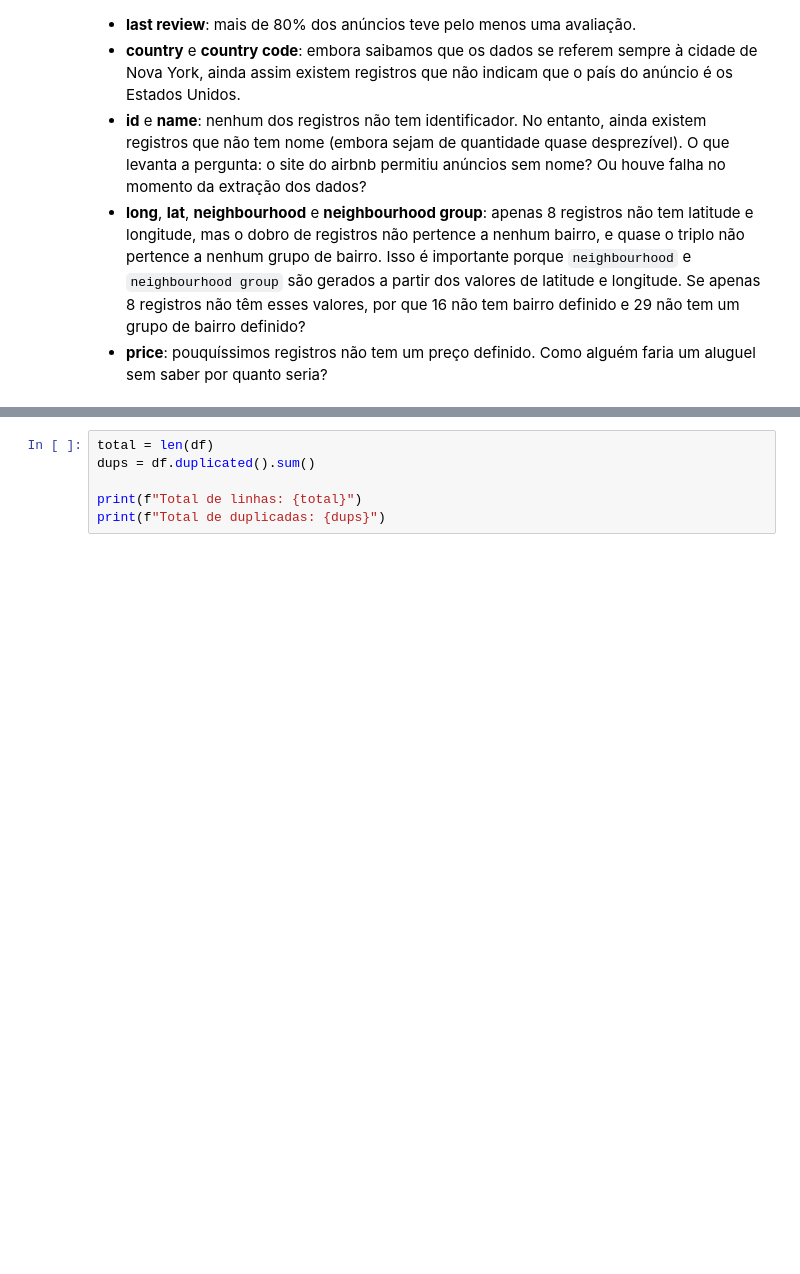
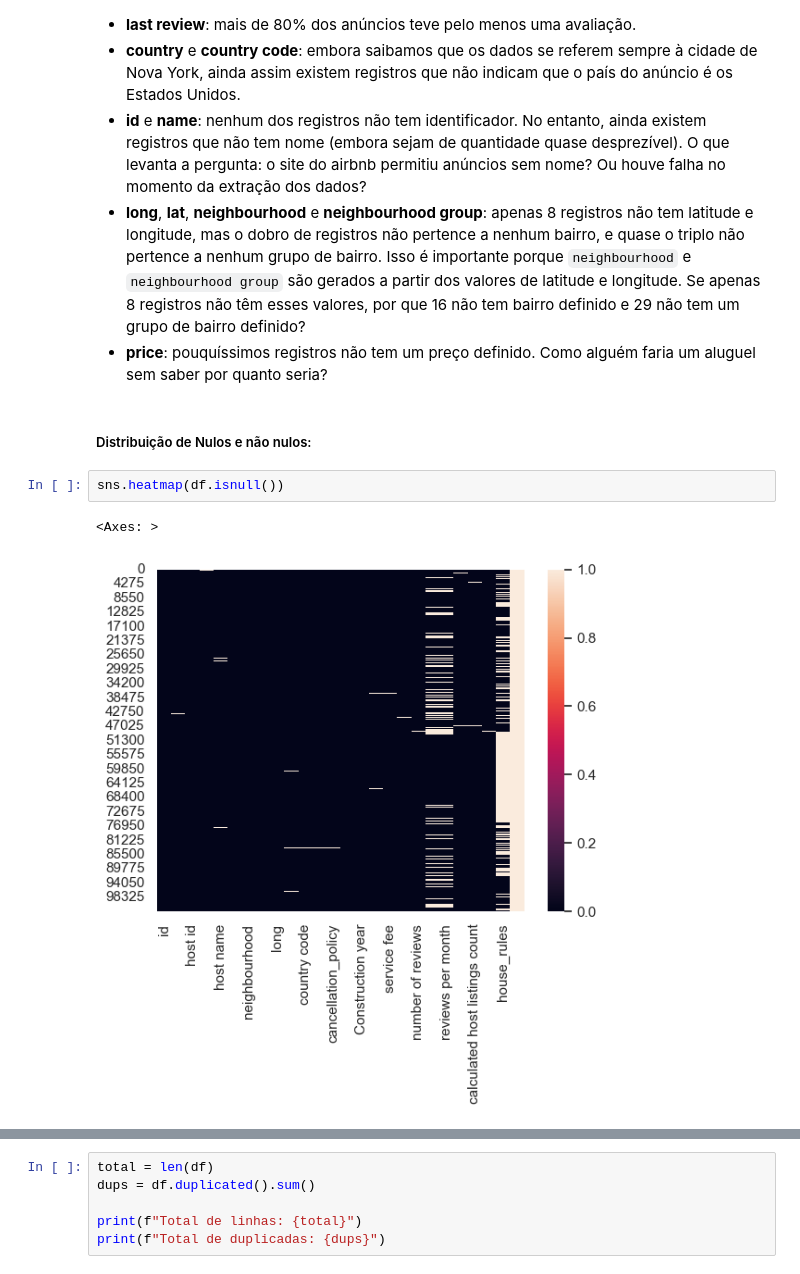
Before and after one commit to lucasqueiroz23/airbnb-data-analysis, a Jupyter notebook: data_layer/raw/analytics.ipynb, the cells around one changed output, grey strips where cells are left out. Drawn from its saved outputs; the diff is of its cells as text; blank space fills up the shorter version.

```diff
--- a/data_layer/raw/analytics.ipynb
+++ b/data_layer/raw/analytics.ipynb
@@ -204,4 +198,11 @@ Observemos algumas colunas com dados interessantes:
 - **id** e **name**: nenhum dos registros não tem identificador. No entanto, ainda existem registros que não tem nome (embora sejam de quantidade quase desprezível). O que levanta a pergunta: o site do airbnb permitiu anúncios sem nome? Ou houve falha no momento da extração dos dados?
 - **long**, **lat**, **neighbourhood** e **neighbourhood group**: apenas 8 registros não tem latitude e longitude, mas o dobro de registros não pertence a nenhum bairro, e quase o triplo não pertence a nenhum grupo de bairro. Isso é importante porque `neighbourhood` e `neighbourhood group` são gerados a partir dos valores de latitude e longitude. Se apenas 8 registros não têm esses valores, por que 16 não tem bairro definido e 29 não tem um grupo de bairro definido?
 - **price**: pouquíssimos registros não tem um preço definido. Como alguém faria um aluguel sem saber por quanto seria?
+# %% [markdown]
+##### Distribuição de Nulos e não nulos:
+# %%
+sns.heatmap(df.isnull())
+# %% [output]
+<Axes: >
+[figure, added]
 # %% [markdown]
```
Also changed, not shown: parts of 38 cells of this notebook.
